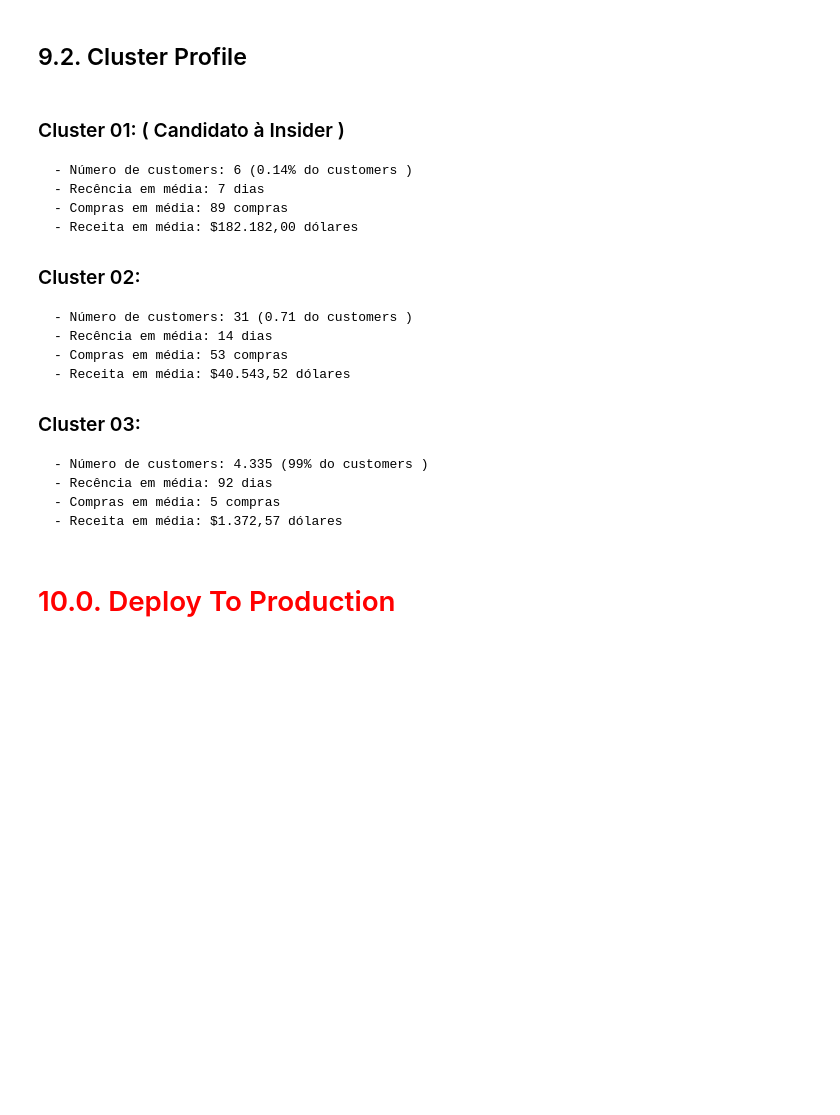
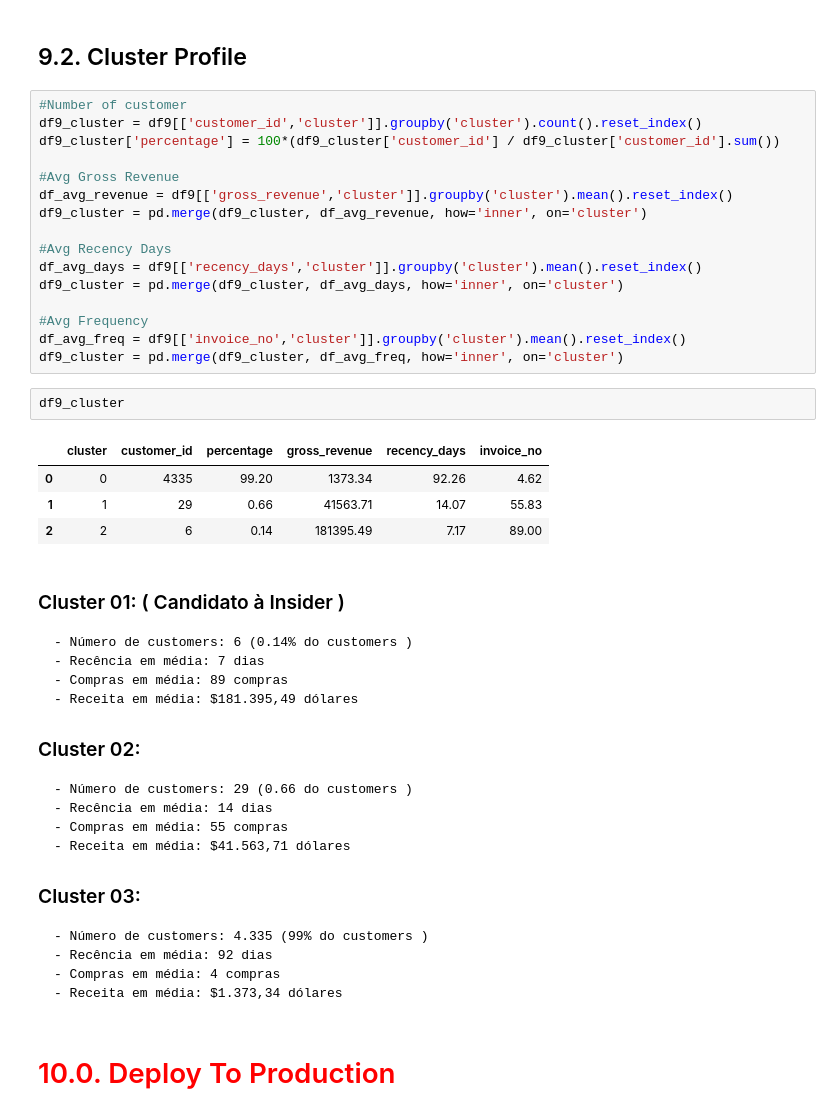
Before and after one commit to RaulBelarmino/insiders_clustering, a Jupyter notebook: notebooks/c0.1-mdfl-metrics-Copy1.ipynb, the cells around one changed output. Cells and saved outputs as stored; diff of their text form; blank space fills up the shorter version.

```diff
--- a/notebooks/c0.1-mdfl-metrics-Copy1.ipynb
+++ b/notebooks/c0.1-mdfl-metrics-Copy1.ipynb
@@ -417,22 +448,45 @@ array([0, 0, 0, ..., 0, 0, 0])
 # %% [markdown]
 ## 9.2. Cluster Profile
+# %%
+#Number of customer
+df9_cluster = df9[['customer_id','cluster']].groupby('cluster').count().reset_index()
+df9_cluster['percentage'] = 100*(df9_cluster['customer_id'] / df9_cluster['customer_id'].sum())
+
+#Avg Gross Revenue
+df_avg_revenue = df9[['gross_revenue','cluster']].groupby('cluster').mean().reset_index()
+df9_cluster = pd.merge(df9_cluster, df_avg_revenue, how='inner', on='cluster')
+
+#Avg Recency Days
+df_avg_days = df9[['recency_days','cluster']].groupby('cluster').mean().reset_index()
+df9_cluster = pd.merge(df9_cluster, df_avg_days, how='inner', on='cluster')
+
+#Avg Frequency
+df_avg_freq = df9[['invoice_no','cluster']].groupby('cluster').mean().reset_index()
+df9_cluster = pd.merge(df9_cluster, df_avg_freq, how='inner', on='cluster')
+# %%
+df9_cluster
+# %% [output]
+|  | cluster | customer_id | percentage | gross_revenue | recency_days | invoice_no |
+| 0 | 0 | 4335 | 99.20 | 1373.34 | 92.26 | 4.62 |
+| 1 | 1 | 29 | 0.66 | 41563.71 | 14.07 | 55.83 |
+| 2 | 2 | 6 | 0.14 | 181395.49 | 7.17 | 89.00 |
 # %% [markdown]
 ### Cluster 01:  ( Candidato à Insider )
     - Número de customers: 6 (0.14% do customers )
     - Recência em média: 7 dias
     - Compras em média: 89 compras
-    - Receita em média: $182.182,00 dólares
+    - Receita em média: $181.395,49 dólares
 
 ### Cluster 02:
-    - Número de customers: 31 (0.71 do customers )
+    - Número de customers: 29 (0.66 do customers )
     - Recência em média: 14 dias
-    - Compras em média: 53 compras
-    - Receita em média: $40.543,52 dólares
+    - Compras em média: 55 compras
+    - Receita em média: $41.563,71 dólares
 
 ### Cluster 03:
     - Número de customers: 4.335 (99% do customers )
     - Recência em média: 92 dias
-    - Compras em média: 5 compras
-    - Receita em média: $1.372,57 dólares
+    - Compras em média: 4 compras
+    - Receita em média: $1.373,34 dólares
 # %% [markdown]
 # <font color='red'> 10.0. Deploy To Production </font>
```
Also changed, not shown: parts of 7 cells of this notebook.
